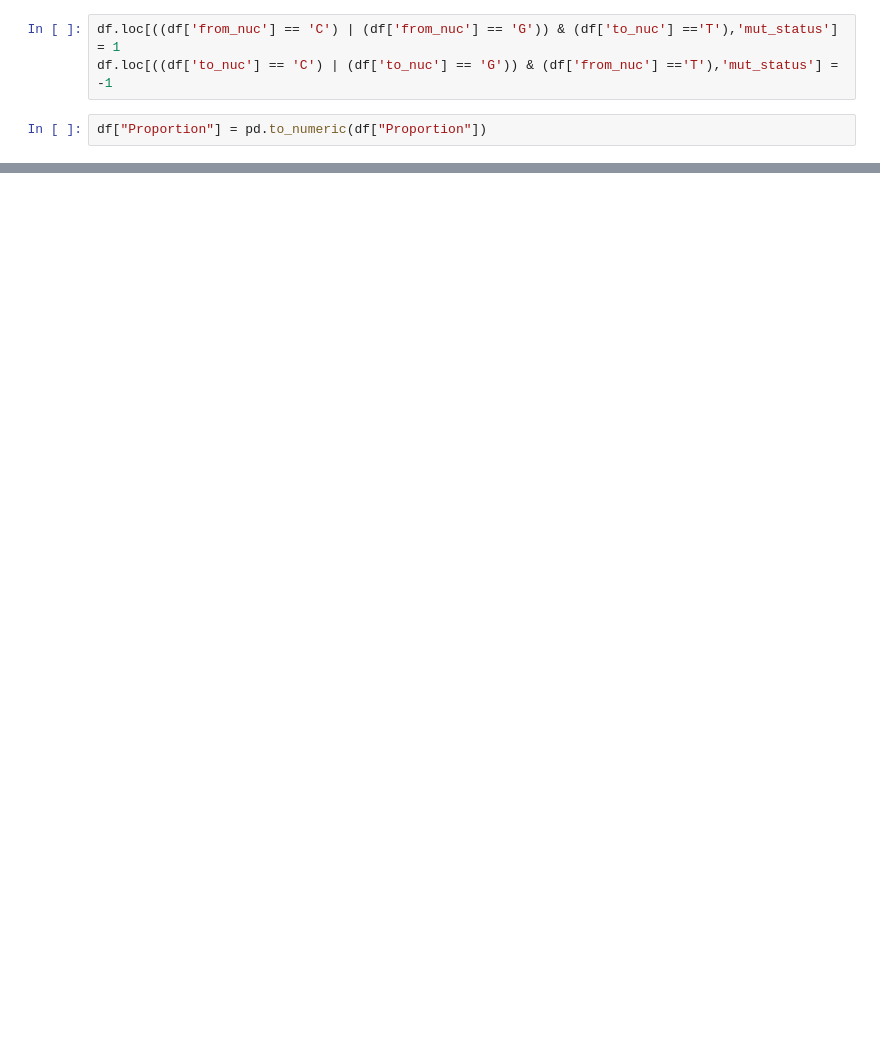
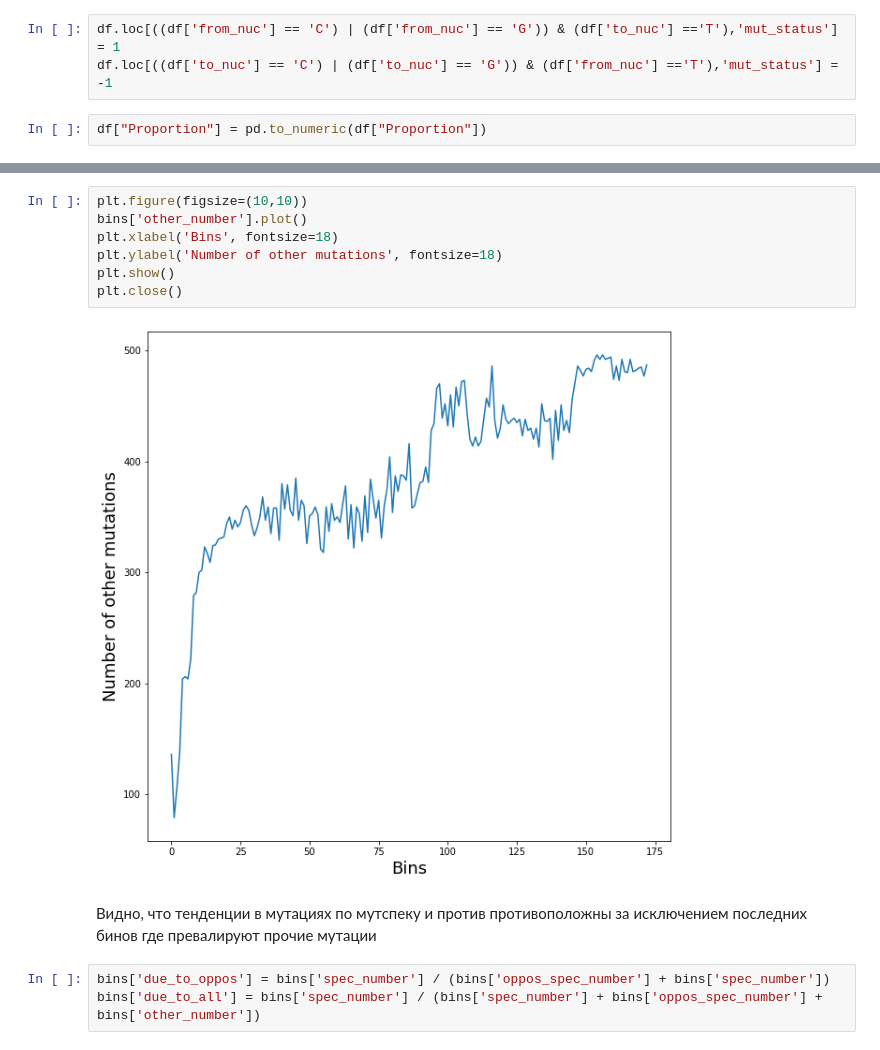
Before and after one commit to VoronkaAlexandr/Sars_Cov_2_MutSpec, a Jupyter notebook: Sars_Cov_2/cod/cov_glue_check.ipynb, the cells around one changed output, grey strips where cells are left out. Saved outputs shown, nothing was run; the diff lists cells and outputs as text; blank space fills up the shorter version.

```diff
--- a/Sars_Cov_2/cod/cov_glue_check.ipynb
+++ b/Sars_Cov_2/cod/cov_glue_check.ipynb
@@ -269,0 +173,14 @@ predict.hist()
+# %%
+plt.figure(figsize=(10,10))
+bins['other_number'].plot()
+plt.xlabel('Bins', fontsize=18)
+plt.ylabel('Number of other mutations', fontsize=18)
+plt.show()
+plt.close()
+# %% [output]
+[figure, added]
+# %% [markdown]
+Видно, что тенденции в мутациях по мутспеку и против противоположны за исключением последних бинов где превалируют прочие мутации
+# %%
+bins['due_to_oppos'] = bins['spec_number'] / (bins['oppos_spec_number'] + bins['spec_number'])
+bins['due_to_all'] = bins['spec_number'] / (bins['spec_number'] + bins['oppos_spec_number'] + bins['other_number'])
```
Also changed, not shown: parts of 70 cells of this notebook.
